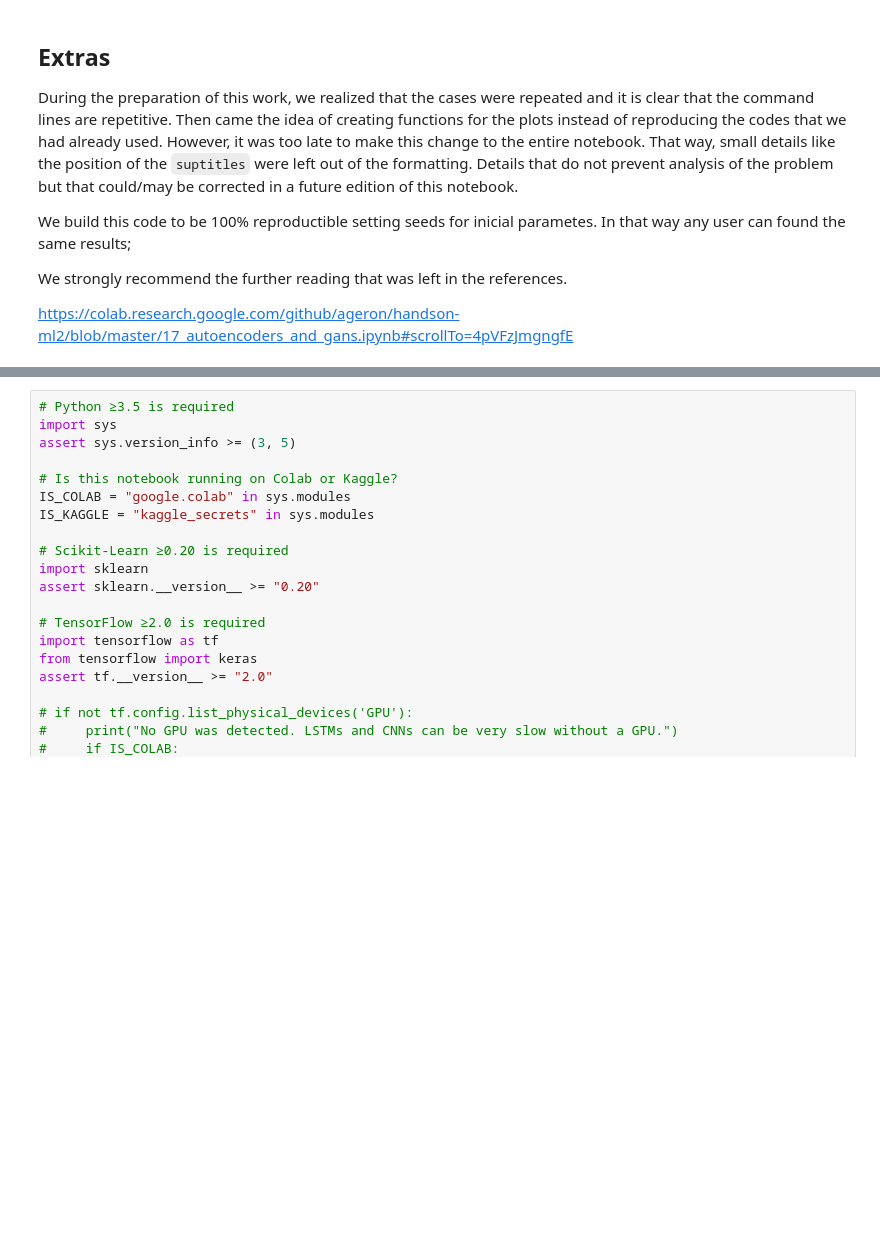
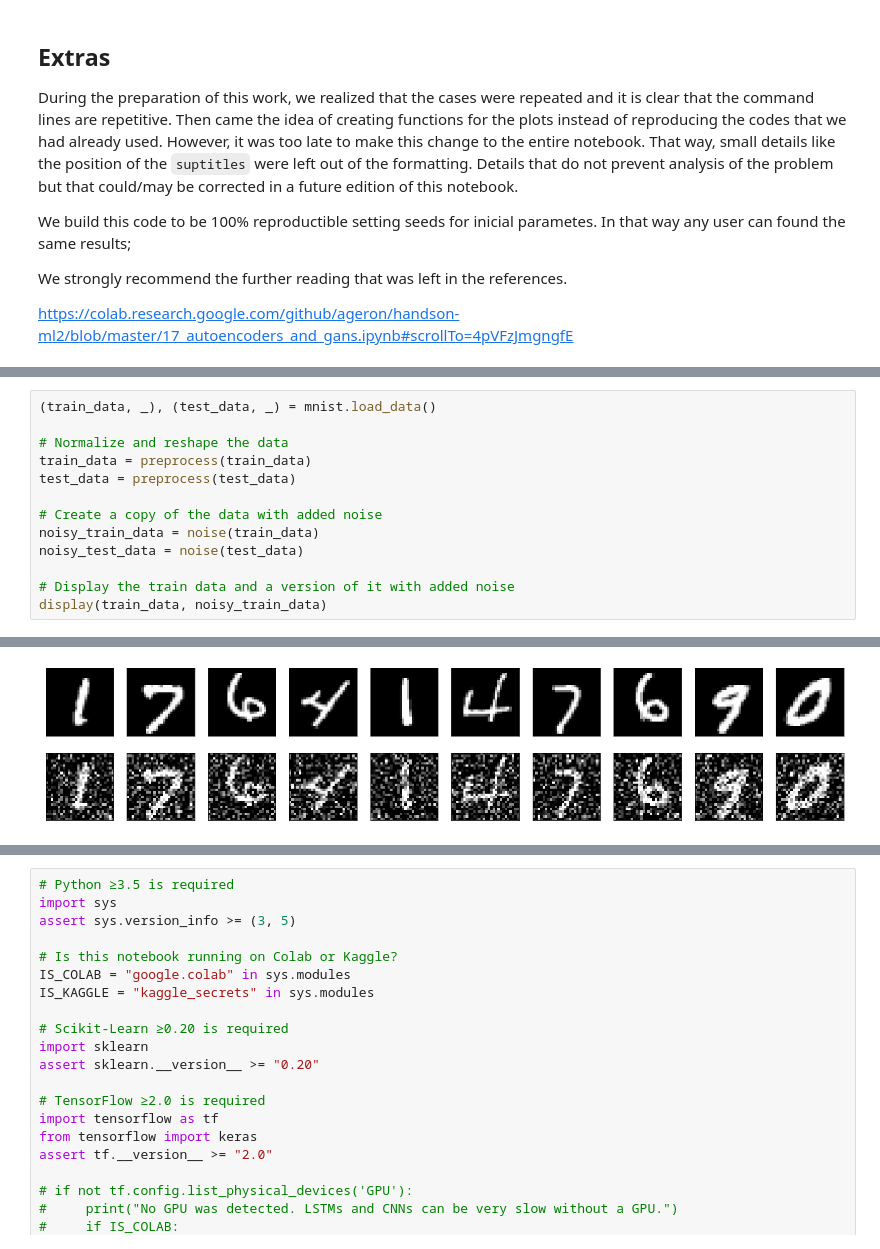
Before and after one commit to barauna-lo/Neurocomputing, a Jupyter notebook: Project_05_RNN.ipynb, the cells around one changed output, grey strips where cells are left out. Cells and saved outputs as stored; diff of their text form; blank space fills up the shorter version.

```diff
--- a/Project_05_RNN.ipynb
+++ b/Project_05_RNN.ipynb
@@ -173,0 +235,14 @@ https://colab.research.google.com/github/ageron/handson-ml2/blob/master/17_autoe
+# %%
+(train_data, _), (test_data, _) = mnist.load_data()
+
+# Normalize and reshape the data
+train_data = preprocess(train_data)
+test_data = preprocess(test_data)
+
+# Create a copy of the data with added noise
+noisy_train_data = noise(train_data)
+noisy_test_data = noise(test_data)
+
+# Display the train data and a version of it with added noise
+display(train_data, noisy_train_data)
+# %% [output]
@@ -173,0 +252 @@ https://colab.research.google.com/github/ageron/handson-ml2/blob/master/17_autoe
+[figure, added]
```
Also changed, not shown: parts of 8 cells of this notebook.
